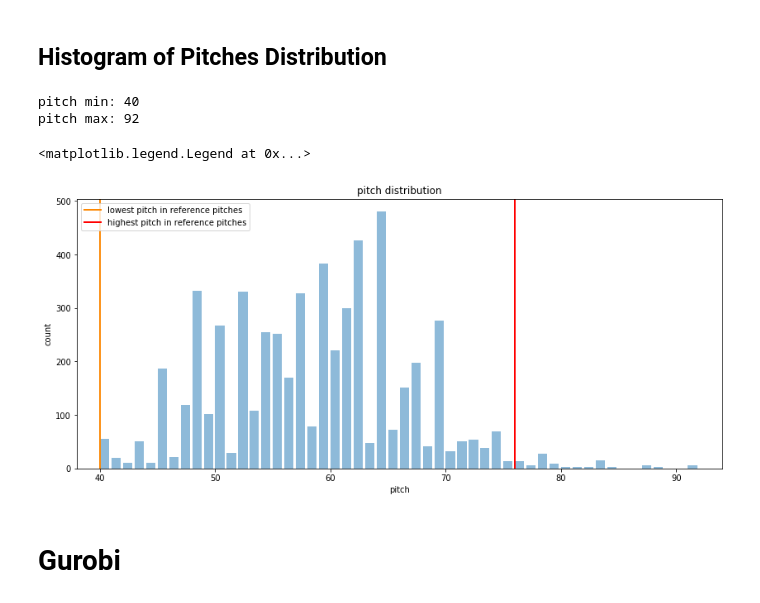
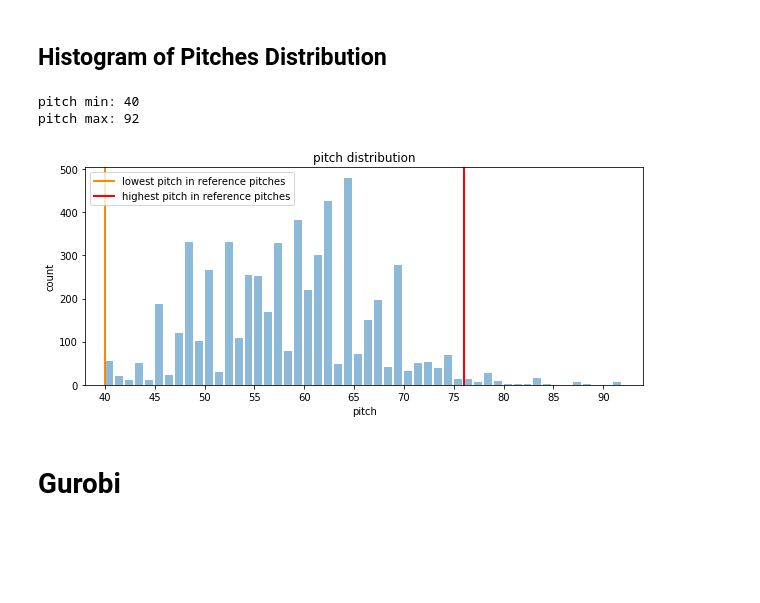
Before and after one commit to deiruch/AMt, a Jupyter notebook: AMt.ipynb, the cells around one changed output. Saved outputs shown, nothing was run; the diff lists cells and outputs as text; code cells hidden in the pictures; blank space fills up the shorter version.

```diff
--- a/AMt.ipynb
+++ b/AMt.ipynb
@@ -540,40 +609,19 @@ plot_freq_domain(df_test.frequency[pitch], df_test.norm_amp[pitch], df_test.audi
 # %% [markdown]
 ## Histogram of Pitches Distribution
-# %%
-all_pitches_temp = df_test.pitch.tolist()
-
-# flatten List
-all_pitches = []
-for sublist in all_pitches_temp:
-    for item in sublist:
-        all_pitches.append(item)
-
-# plot figure
-plt.figure(figsize=(14,6))
-bins = np.arange(min(all_pitches), max(all_pitches)+1)
-plt.xlim([min(all_pitches)-2, max(all_pitches)+2])
-
-
-min_pitch = min(all_pitches)
-max_pitch = max(all_pitches)
-print('pitch min:',min_pitch)
-print('pitch max:', max_pitch)
-
-ref_min = min(df_ref_unique.pitch)
-ref_max = max(df_ref_unique.pitch)
-
-plt.hist(all_pitches, bins = bins, range=[min_pitch,max_pitch], alpha=0.5, width=0.8)
-plt.axvline(linewidth=2, color='#fc8803', x=ref_min, label='lowest pitch in reference pitches')
-plt.axvline(linewidth=2, color='r', x=ref_max, label='highest pitch in reference pitches')
-plt.title('pitch distribution')
-plt.xlabel('pitch')
-plt.ylabel('count')
-plt.legend(loc = 'upper left')
-# %% [output]
-pitch min: 40
-pitch max: 92
-<matplotlib.legend.Legend at 0x...>
-[figure, removed]
+# %%
+all_pitches_temp = df_test.pitch.tolist()
+
+# flatten List
+all_pitches = []
+for sublist in all_pitches_temp:
+    for item in sublist:
+        all_pitches.append(item)
+
+plot_hist(all_pitches, 10, 4)
+# %% [output]
+pitch min: 40
+pitch max: 92
+[figure, added]
 # %% [markdown]
 # Gurobi
 # %%
```
Also changed, not shown: parts of 52 cells of this notebook, 1 other file.
